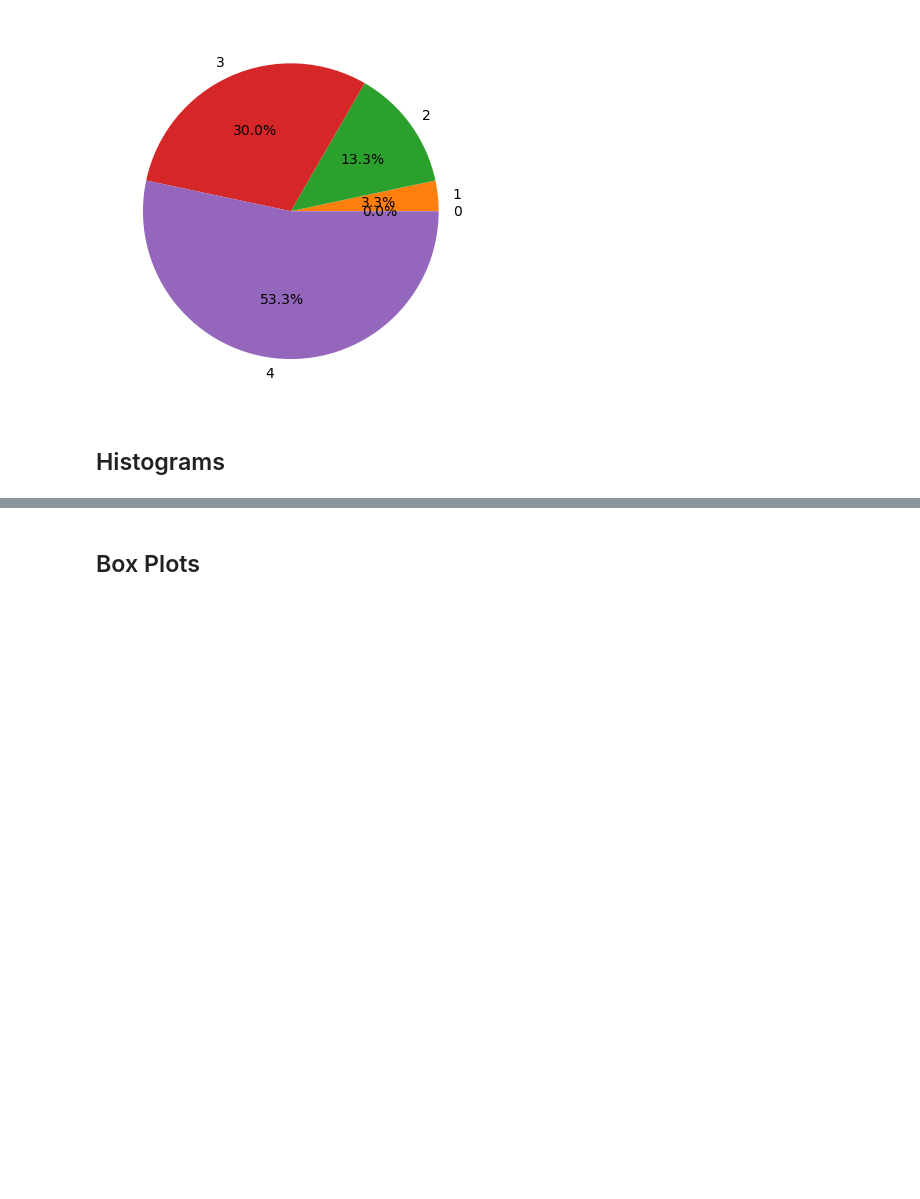
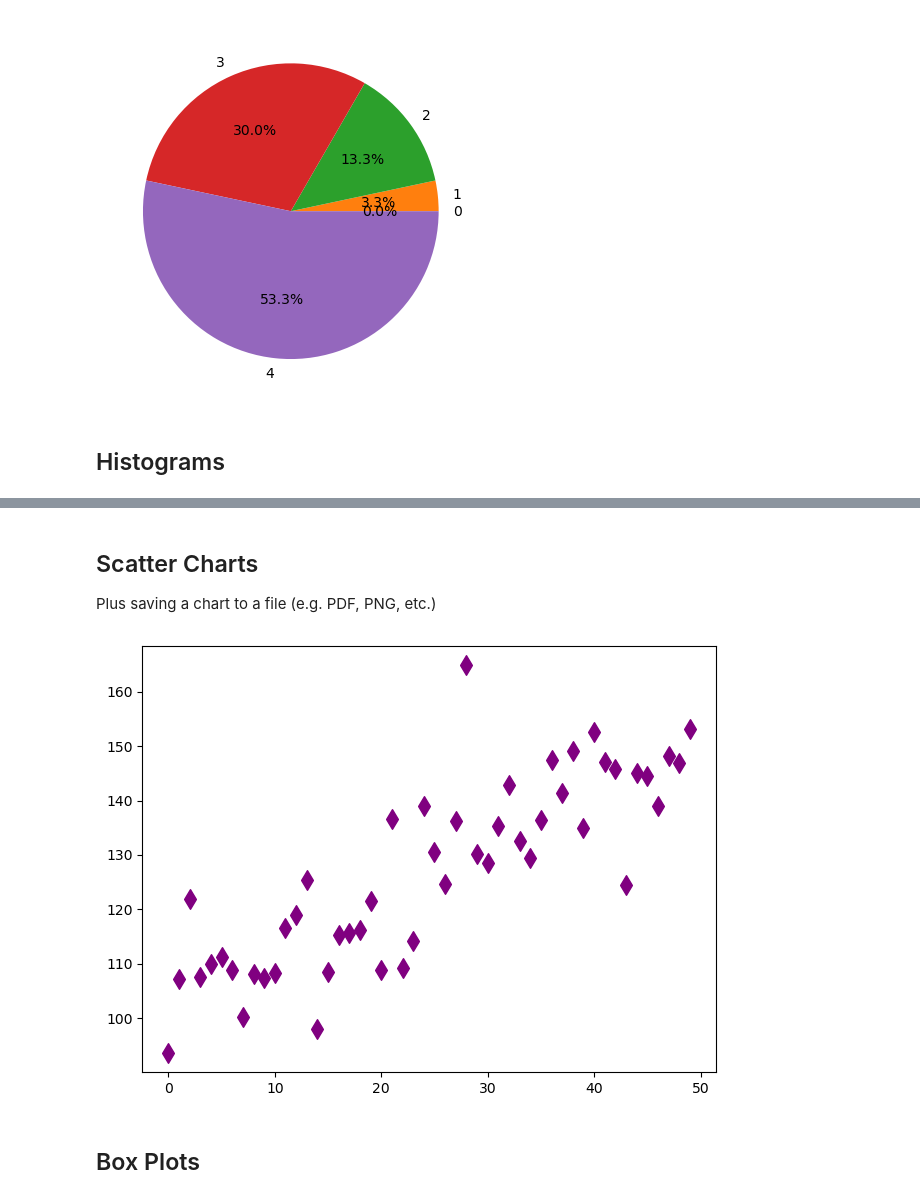
Before and after one commit to sluitel2025/gitprac, a Jupyter notebook: 9-26/MatplotlibExamples.ipynb, the cells around one changed output, grey strips where cells are left out. Saved outputs shown, nothing was run; the diff lists cells and outputs as text; code cells hidden in the pictures; blank space fills up the shorter version.

```diff
--- a/9-26/MatplotlibExamples.ipynb
+++ b/9-26/MatplotlibExamples.ipynb
@@ -93,3 +94,24 @@ histogram_example(normal_data)
+# %% [markdown]
+## Scatter Charts
+Plus saving a chart to a file (e.g. PDF, PNG, etc.)
+# %%
+import numpy as np
+
+def scatter_chart_example(x, y):
+    plt.figure() # make a new current figure
+    plt.scatter(x, y, marker="d",s=100, c="purple")
+
+    # you can save a figure to a file
+    plt.tight_layout() # nice function to call right before rendering
+    plt.savefig("scatter_chart.pdf")
+    plt.show()
+
+# we need data
+x = list(range(50))
+y = [np.random.normal(100, 10) + value for value in x]
+scatter_chart_example(x, y)
+# %% [output]
+[figure, added]
 # %% [markdown]
 ## Box Plots
 # %%
```
Also changed, not shown: parts of 9 cells of this notebook.
